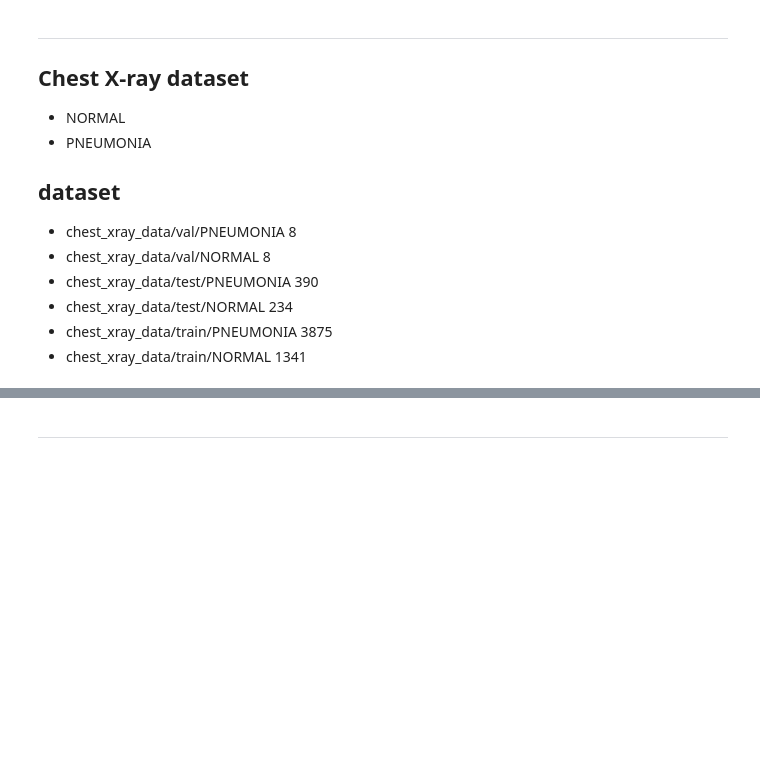
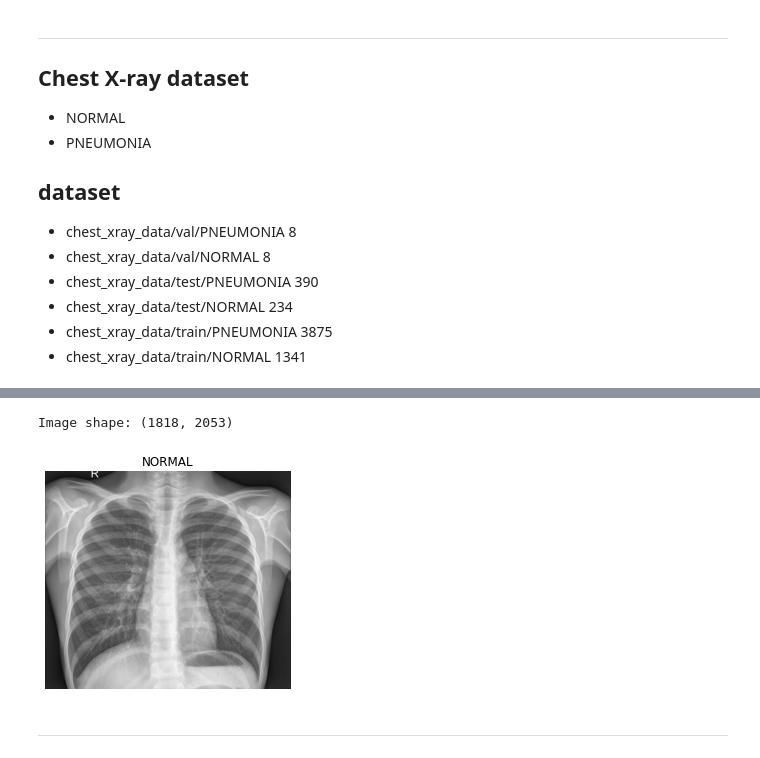
Before and after one commit to Redwoods/pdm, a Jupyter notebook: project/chest_xray/chest_xray_TL1_EfficientNetB1.ipynb, the cells around one changed output, grey strips where cells are left out. Cells and saved outputs as stored; diff of their text form; code cells hidden in the pictures; blank space fills up the shorter version.

```diff
--- a/project/chest_xray/chest_xray_TL1_EfficientNetB1.ipynb
+++ b/project/chest_xray/chest_xray_TL1_EfficientNetB1.ipynb
@@ -50,33 +90,36 @@ plt.show()
 # %%
 # View a random image
 train_dir = './chest_xray_data/train'
 test_dir = './chest_xray_data/test'
 validation_dir = './chest_xray_data/val'
 
 import matplotlib.image as mpimg
 import random
 
 def view_random_image(target_dir, target_class):
   # Setup target directory (we'll view images from here)
   target_folder = target_dir+'/'+target_class
 
   # Get a random image path
   random_image = random.sample(os.listdir(target_folder), 1)
 
   # Read in the image and plot it using matplotlib
   img = mpimg.imread(target_folder + "/" + random_image[0])
   plt.imshow(img, cmap = "gray")
   plt.title(target_class)
   plt.axis("off");
 
   print(f"Image shape: {img.shape}") # show the shape of the image
 
   return img
 
 # classes = ['NORMAL', 'PNEUMONIA']
-img = view_random_image(target_dir = train_dir, target_class = "NORMAL")
+img = view_random_image(target_dir = test_dir, target_class = "NORMAL")
 # img = tensorflow.constant(img)
 plt.show()
+# %% [output]
+Image shape: (1818, 2053)
+[figure, added]
 # %% [markdown]
 ---
 # %% [markdown]
```
Also changed, not shown: parts of 25 cells of this notebook.
